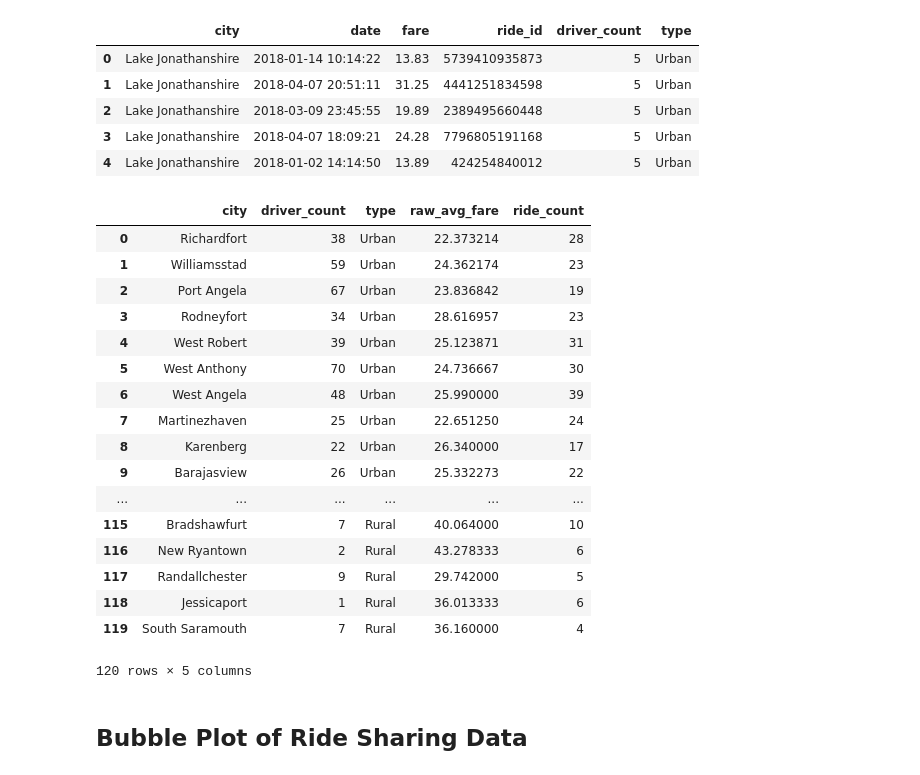
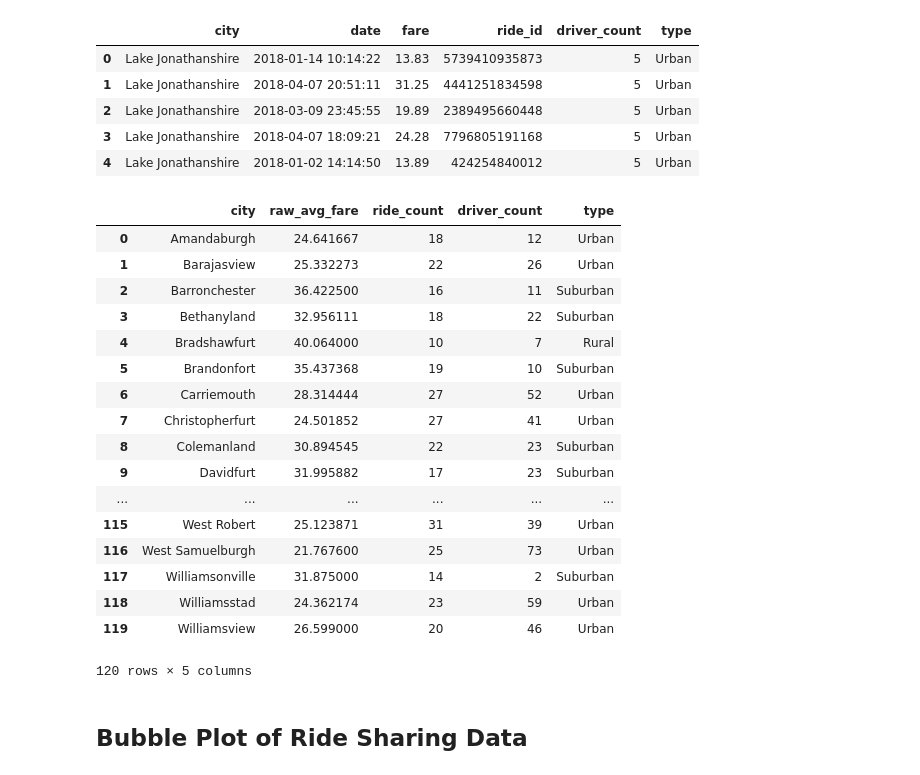
Before and after one commit to kychien/Rideshare_Analysis, a Jupyter notebook: rideshare_plot.ipynb, the cells around one changed output. Drawn from its saved outputs; the diff is of its cells as text; code cells hidden in the pictures.

Commit message:
Add files via upload
20180914 - Separated data by city type.  Coded bubble plot with 10x size for visibility.  Coded legend.

```diff
--- a/rideshare_plot.ipynb
+++ b/rideshare_plot.ipynb
@@ -17,7 +17,7 @@ raw_city = pd.read_csv(city_data_path)
 raw_ride = pd.read_csv(ride_data_path)
 
 # Combine the data into a single dataset
-raw_merge = pd.merge(raw_ride, raw_city, on="city", how="outer")
+raw_merge = pd.merge(raw_ride, raw_city, on="city")
 
 # Display the data table for preview
 raw_merge.head()
@@ -31,35 +31,35 @@ raw_merge.head()
 # %%
 # Group data by city
 city_grp = raw_merge.groupby("city")
 city_summ = raw_city[["city", "driver_count", "type"]]
 
 # Find average fare per ride per city
 grp_info = pd.DataFrame(city_grp["fare"].mean())
 grp_info = grp_info.rename(columns={"fare":"raw_avg_fare"})
 
 # Find total number of rides per city
 grp_info["ride_count"] = city_grp["ride_id"].count()
 
-city_summ = pd.merge(city_summ, grp_info, on="city")
+city_summ = pd.merge(grp_info, city_summ, on="city")
 city_summ
 # %% [output]
-|  | city | driver_count | type | raw_avg_fare | ride_count |
-| 0 | Richardfort | 38 | Urban | 22.373214 | 28 |
-| 1 | Williamsstad | 59 | Urban | 24.362174 | 23 |
-| 2 | Port Angela | 67 | Urban | 23.836842 | 19 |
-| 3 | Rodneyfort | 34 | Urban | 28.616957 | 23 |
-| 4 | West Robert | 39 | Urban | 25.123871 | 31 |
-| 5 | West Anthony | 70 | Urban | 24.736667 | 30 |
-| 6 | West Angela | 48 | Urban | 25.990000 | 39 |
-| 7 | Martinezhaven | 25 | Urban | 22.651250 | 24 |
-| 8 | Karenberg | 22 | Urban | 26.340000 | 17 |
-| 9 | Barajasview | 26 | Urban | 25.332273 | 22 |
+|  | city | raw_avg_fare | ride_count | driver_count | type |
+| 0 | Amandaburgh | 24.641667 | 18 | 12 | Urban |
+| 1 | Barajasview | 25.332273 | 22 | 26 | Urban |
+| 2 | Barronchester | 36.422500 | 16 | 11 | Suburban |
+| 3 | Bethanyland | 32.956111 | 18 | 22 | Suburban |
+| 4 | Bradshawfurt | 40.064000 | 10 | 7 | Rural |
+| 5 | Brandonfort | 35.437368 | 19 | 10 | Suburban |
+| 6 | Carriemouth | 28.314444 | 27 | 52 | Urban |
+| 7 | Christopherfurt | 24.501852 | 27 | 41 | Urban |
+| 8 | Colemanland | 30.894545 | 22 | 23 | Suburban |
+| 9 | Davidfurt | 31.995882 | 17 | 23 | Suburban |
 | ... | ... | ... | ... | ... | ... |
-| 115 | Bradshawfurt | 7 | Rural | 40.064000 | 10 |
-| 116 | New Ryantown | 2 | Rural | 43.278333 | 6 |
-| 117 | Randallchester | 9 | Rural | 29.742000 | 5 |
-| 118 | Jessicaport | 1 | Rural | 36.013333 | 6 |
-| 119 | South Saramouth | 7 | Rural | 36.160000 | 4 |
+| 115 | West Robert | 25.123871 | 31 | 39 | Urban |
+| 116 | West Samuelburgh | 21.767600 | 25 | 73 | Urban |
+| 117 | Williamsonville | 31.875000 | 14 | 2 | Suburban |
+| 118 | Williamsstad | 24.362174 | 23 | 59 | Urban |
+| 119 | Williamsview | 26.599000 | 20 | 46 | Urban |
 120 rows × 5 columns
 # %% [markdown]
 ## Bubble Plot of Ride Sharing Data
```
Also changed, not shown: parts of 3 cells of this notebook.
